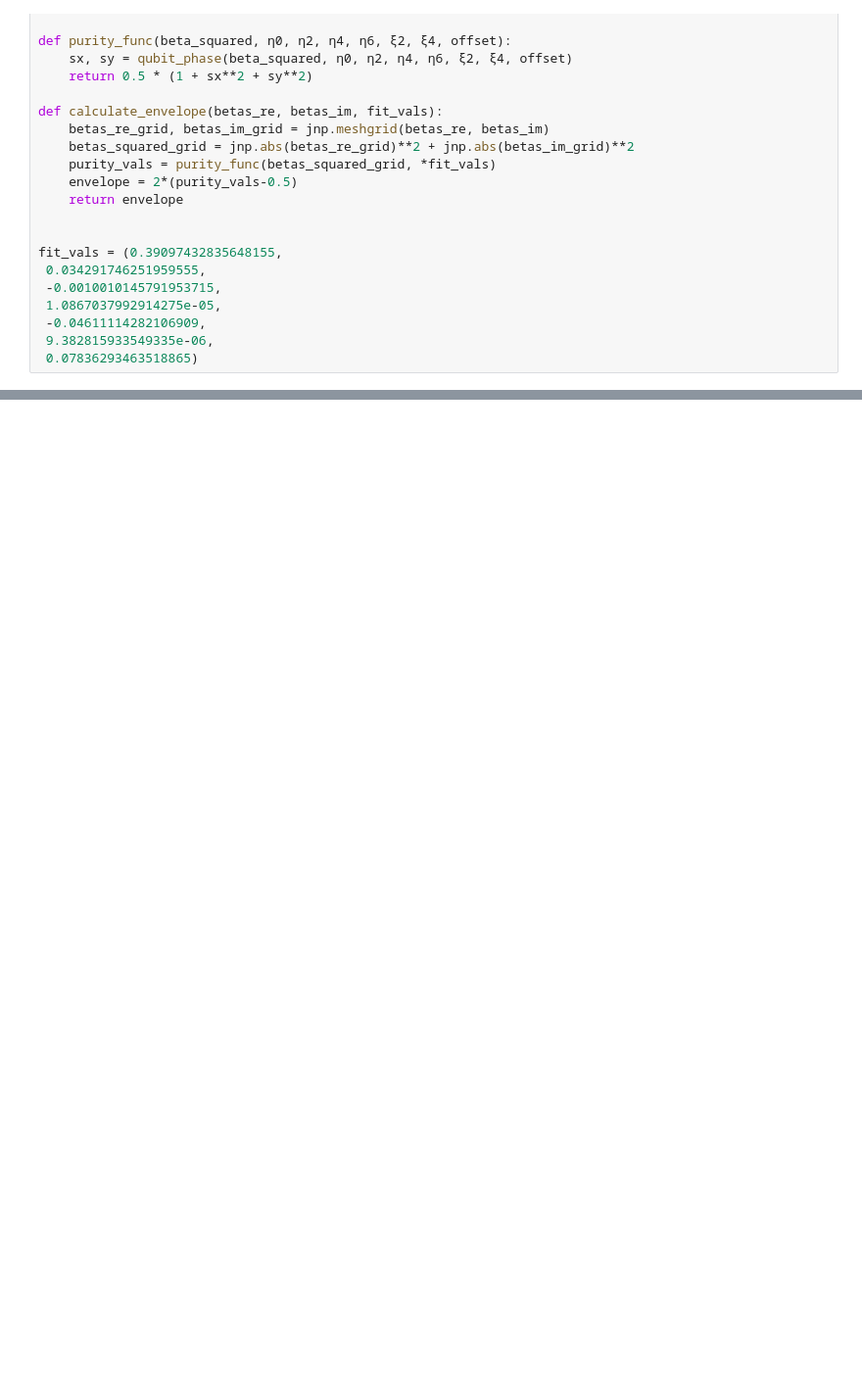
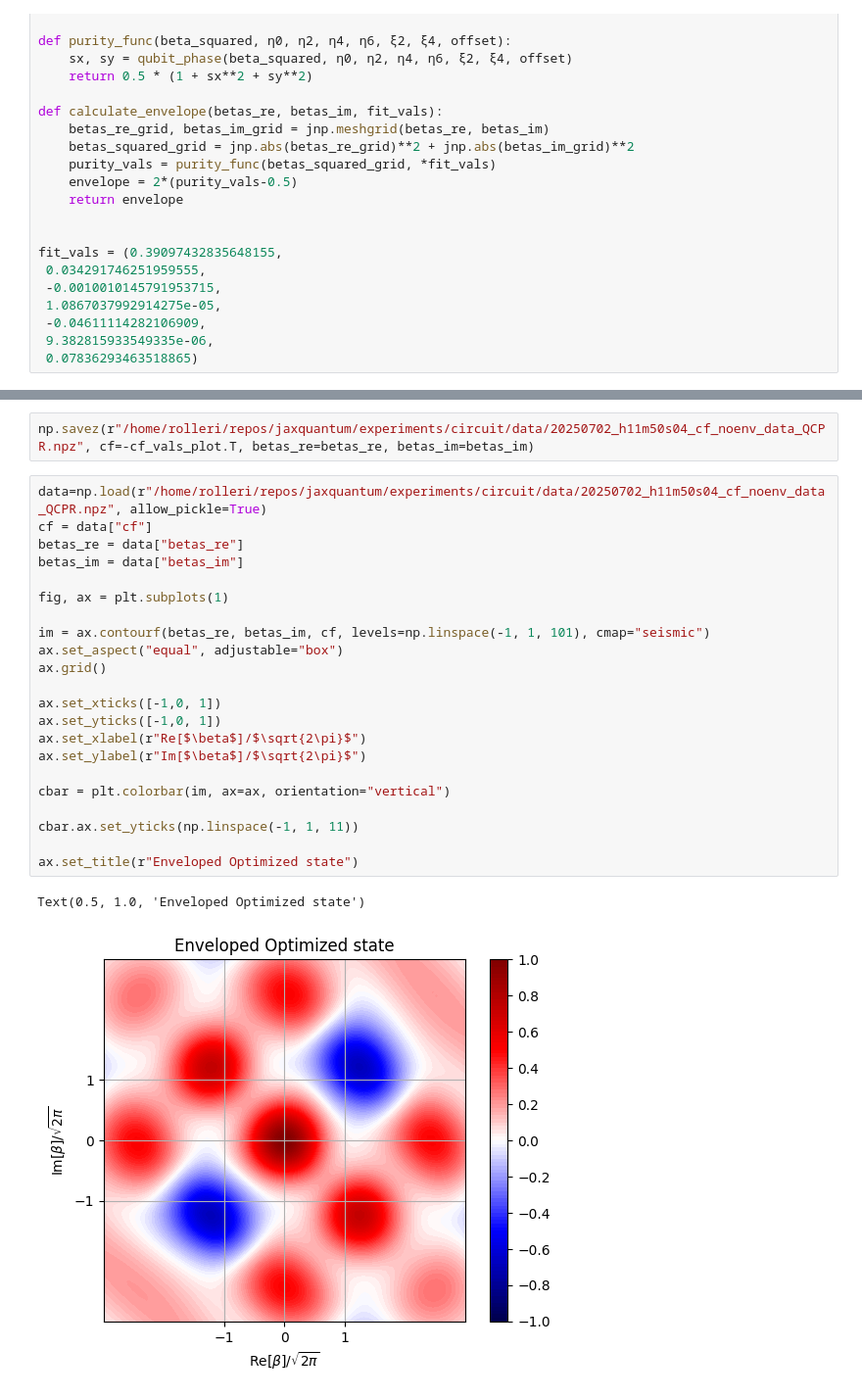
Before and after one commit to EQuS/jaxquantum, a Jupyter notebook: experiments/circuit/10-jax-control-gkp-reg.ipynb, the cells around one changed output, grey strips where cells are left out. Shown at 98% size. Saved outputs shown, nothing was run; the diff lists cells and outputs as text; blank space fills up the shorter version.

```diff
--- a/experiments/circuit/10-jax-control-gkp-reg.ipynb
+++ b/experiments/circuit/10-jax-control-gkp-reg.ipynb
@@ -534,0 +532,27 @@ Text(0.5, 1.02, '20250708_h16m14s08_gkp_state_prep.npz, $\\vert-y\\rangle, \\Del
+# %%
+np.savez(r"/home/rolleri/repos/jaxquantum/experiments/circuit/data/20250702_h11m50s04_cf_noenv_data_QCPR.npz", cf=-cf_vals_plot.T, betas_re=betas_re, betas_im=betas_im)
+# %%
+data=np.load(r"/home/rolleri/repos/jaxquantum/experiments/circuit/data/20250702_h11m50s04_cf_noenv_data_QCPR.npz", allow_pickle=True)
+cf = data["cf"]
+betas_re = data["betas_re"]
+betas_im = data["betas_im"]
+
+fig, ax = plt.subplots(1)
+
+im = ax.contourf(betas_re, betas_im, cf, levels=np.linspace(-1, 1, 101), cmap="seismic")
+ax.set_aspect("equal", adjustable="box")
+ax.grid()
+
+ax.set_xticks([-1,0, 1])
+ax.set_yticks([-1,0, 1])
+ax.set_xlabel(r"Re[$\beta$]/$\sqrt{2\pi}$")
+ax.set_ylabel(r"Im[$\beta$]/$\sqrt{2\pi}$")
+
+cbar = plt.colorbar(im, ax=ax, orientation="vertical")
+
+cbar.ax.set_yticks(np.linspace(-1, 1, 11))
+
+ax.set_title(r"Enveloped Optimized state")
+# %% [output]
+Text(0.5, 1.0, 'Enveloped Optimized state')
+[figure, added]
```
Also changed, not shown: parts of 3 cells of this notebook, 1 other file.
